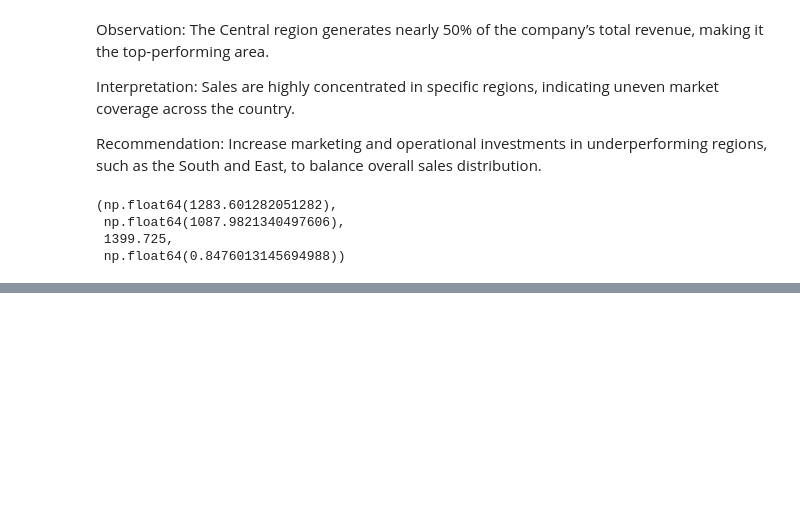
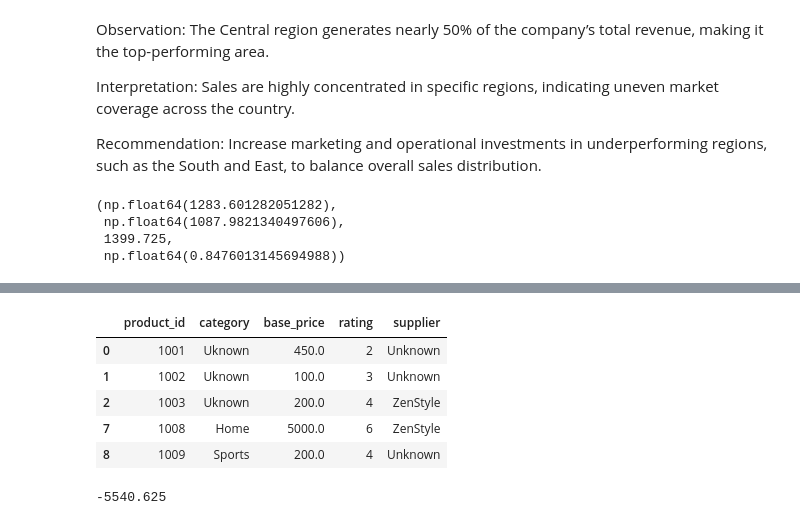
Before and after one commit to SamKratin/python-dataframes-exercises, a Jupyter notebook: python_drill_through.ipynb, the cells around one changed output, grey strips where cells are left out. Cells and saved outputs as stored; diff of their text form; code cells hidden in the pictures; blank space fills up the shorter version.

```diff
--- a/python_drill_through.ipynb
+++ b/python_drill_through.ipynb
@@ -553,0 +575,30 @@ mean_rev, std_rev, iqr, cv
+# %%
+"""
+Cell generated by Data Wrangler.
+"""
+def clean_data(p):
+    # Replace all instances of "unknown" with "Uknown" in column: 'category'
+    p.loc[p['category'].str.lower() == "unknown".lower(), 'category'] = "Uknown"
+    # Replace missing values with "Uknown" in column: 'category'
+    p = p.fillna({'category': "Uknown"})
+    # Drop rows with missing data in column: 'base_price'
+    p = p.dropna(subset=['base_price'])
+    # Replace all instances of "two" with "2" in column: 'rating'
+    p.loc[p['rating'].str.lower() == "two".lower(), 'rating'] = "2"
+    # Replace missing values with the most common value of each column in: 'rating'
+    p = p.fillna({'rating': p['rating'].mode()[0]})
+    # Change column type to int32 for column: 'rating'
+    p = p.astype({'rating': 'int32'})
+    # Replace missing values with "Unknown" in column: 'supplier'
+    p = p.fillna({'supplier': "Unknown"})
+    return p
+
+p_clean = clean_data(p.copy())
+p_clean.head()
+# %% [output]
+|  | product_id | category | base_price | rating | supplier |
+| 0 | 1001 | Uknown | 450.0 | 2 | Unknown |
+| 1 | 1002 | Uknown | 100.0 | 3 | Unknown |
+| 2 | 1003 | Uknown | 200.0 | 4 | ZenStyle |
+| 7 | 1008 | Home | 5000.0 | 6 | ZenStyle |
+| 8 | 1009 | Sports | 200.0 | 4 | Unknown |
@@ -553,0 +648,17 @@ mean_rev, std_rev, iqr, cv
+# %%
+mer_clean['final_revenue'] = (mer_clean['base_price'] * mer_clean['units_sold'] *
+                              (1 - mer_clean['discount'])).round(2)
+
+n = mer_clean['final_revenue']
+
+
+q1, q3 = n.quantile([0.25, 0.75])
+iqr = q3 - q1
+lower = q1 - 1.5 * iqr
+upper = q3 + 1.5 * iqr
+outliers = mer_clean[(n < lower) | (n > upper)]
+no_outliers = mer_clean[(n >= lower) & (n <= upper)]
+
+lower
+# %% [output]
+-5540.625
```
Also changed, not shown: parts of 4 cells of this notebook, 2 other files.
